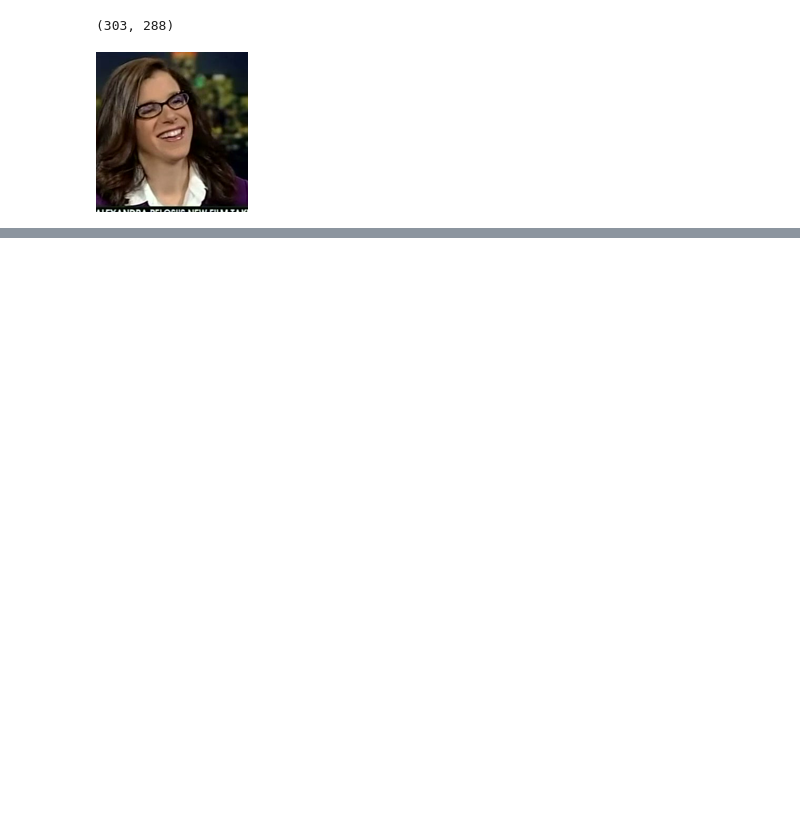
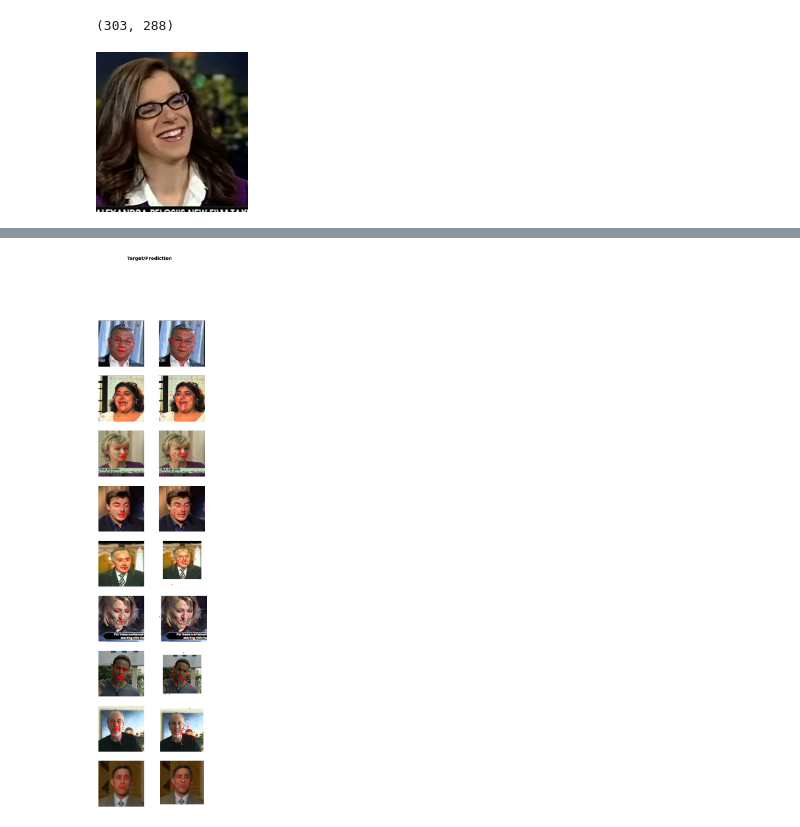
Before and after one commit to moaaztaha/Computer-Vision, a Jupyter notebook: Facial Keypoints Detection/Facial_Keypoints_Detection_04_FastAI.ipynb, the cells around one changed output, grey strips where cells are left out. Saved outputs shown, nothing was run; the diff lists cells and outputs as text; code cells hidden in the pictures; blank space fills up the shorter version.

```diff
--- a/Facial Keypoints Detection/Facial_Keypoints_Detection_04_FastAI.ipynb
+++ b/Facial Keypoints Detection/Facial_Keypoints_Detection_04_FastAI.ipynb
@@ -22,0 +78,2 @@ im.to_thumb(160)
+# %%
+learn.fit_one_cycle(5, 1e-3)
@@ -22,0 +87,3 @@ im.to_thumb(160)
+# %%
+learn.show_results()
+# %% [output]
@@ -22,0 +91 @@ im.to_thumb(160)
+[figure, added]
```
Also changed, not shown: parts of 19 cells of this notebook, 1 other file.
